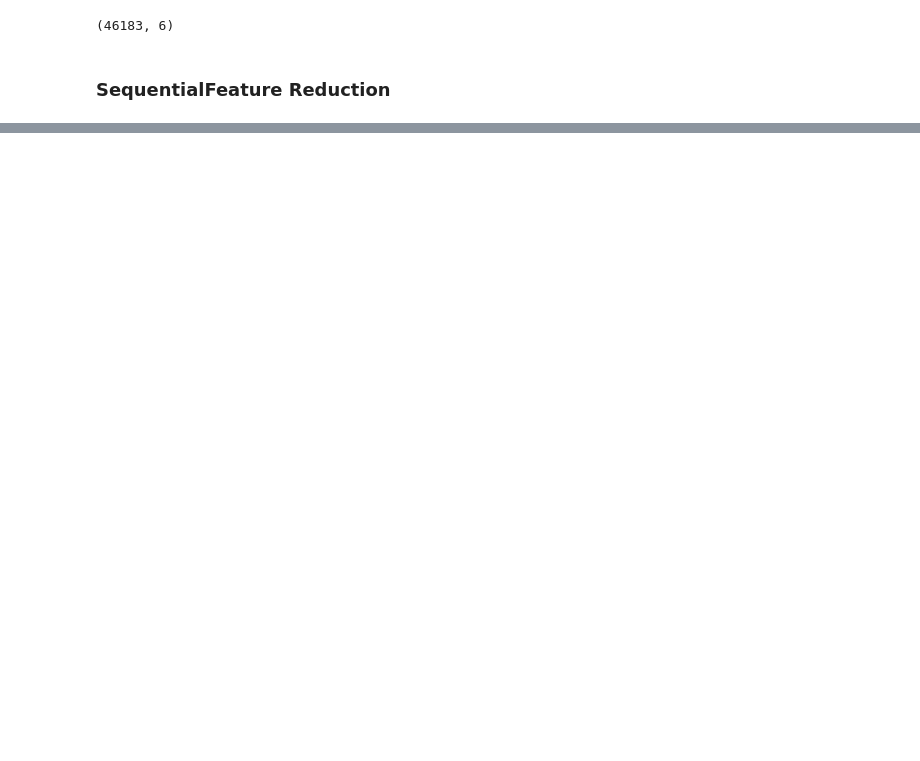
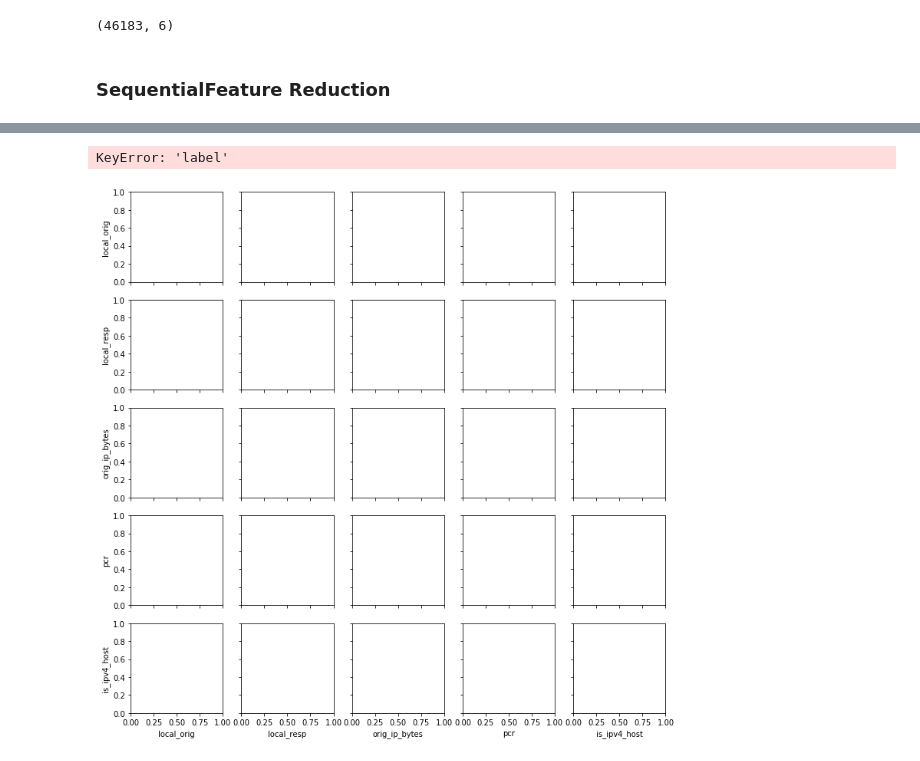
Before and after one commit to robOcity/wakeful, a Jupyter notebook: clustering.ipynb, the cells around one changed output, grey strips where cells are left out. Drawn from its saved outputs; the diff is of its cells as text; code cells hidden in the pictures; blank space fills up the shorter version.

```diff
--- a/clustering.ipynb
+++ b/clustering.ipynb
@@ -95,0 +160,7 @@ import matplotlib.pyplot as plt
+# %%
+df = df.dropna(axis=0, how='any')
+# %%
+sns.pairplot(df, hue='label')
+# %% [output]
+KeyError: 'label'
+[figure, added]
```
Also changed, not shown: parts of 14 cells of this notebook, 1 other file.
